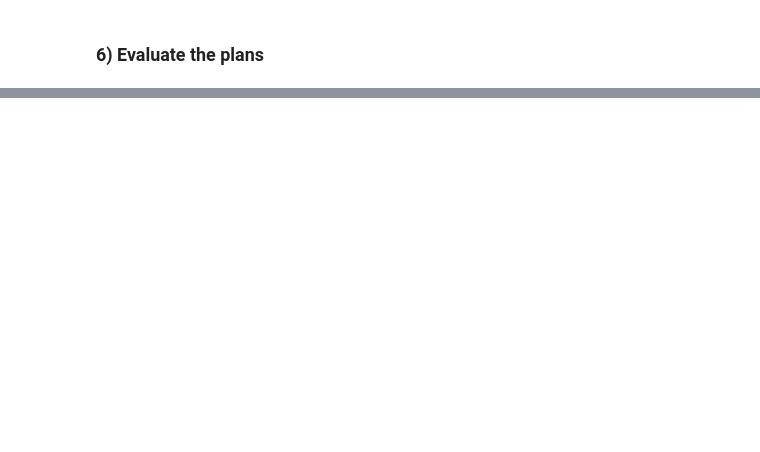
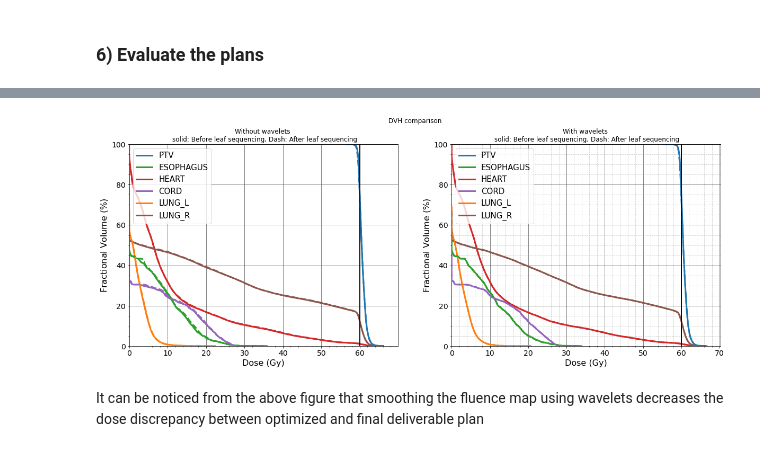
Before and after one commit to PortPy-Project/CompressRTP, a Jupyter notebook: examples/fluence_wavelets.ipynb, the cells around one changed output, grey strips where cells are left out. Drawn from its saved outputs; the diff is of its cells as text; code cells hidden in the pictures; blank space fills up the shorter version.

```diff
--- a/examples/fluence_wavelets.ipynb
+++ b/examples/fluence_wavelets.ipynb
@@ -180,0 +201,26 @@ Warning: dose_1d value 60 is greater than max dose_1d for ESOPHAGUS
+# %%
+# perform leaf sequencing for quadratic objective without and with wavelets using PortPy
+leaf_seq_quad_no_wav = pp.leaf_sequencing_siochi(my_plan, sol_quad_no_wav)
+leaf_seq_quad_wav = pp.leaf_sequencing_siochi(my_plan, sol_quad_with_wav)
+# %%
+# Visualize the dvh after performing leaf sequencing using the optimal intensities
+# plot DVH for the structures in the given list. Default dose_1d is in Gy and volume is in relative scale(%).
+struct_names = ['PTV', 'ESOPHAGUS', 'HEART', 'CORD', 'LUNG_L', 'LUNG_R']
+num_fractions = my_plan.get_num_of_fractions()
+fig, ax = plt.subplots(1, 2, figsize=(20, 7))
+ax0 = pp.Visualization.plot_dvh(my_plan, sol=sol_no_quad_no_wav, struct_names=struct_names, style='solid', ax=ax[0])
+ax0 = pp.Visualization.plot_dvh(my_plan, dose_1d=inf_matrix.A @ leaf_seq_quad_no_wav['optimal_intensity'] * num_fractions, struct_names=struct_names, style='dashed', ax=ax0)
+fig.suptitle('DVH comparison')
+ax0.set_title('Without wavelets \n solid: Before leaf sequencing, Dash: After leaf sequencing')
+# plt.show()
+# print('\n\n')
+
+# fig, ax = plt.subplots(figsize=(12, 8))
+ax1 = pp.Visualization.plot_dvh(my_plan, sol=sol_quad_with_wav, struct_names=struct_names, style='solid', ax=ax[1])
+ax1 = pp.Visualization.plot_dvh(my_plan, dose_1d=inf_matrix.A @ leaf_seq_quad_wav['optimal_intensity'] * num_fractions, struct_names=struct_names, style='dashed', ax=ax1)
+ax1.set_title('With wavelets \n solid: Before leaf sequencing, Dash: After leaf sequencing')
+plt.show()
+# %% [output]
+[figure, added]
+# %% [markdown]
+It can be noticed from the above figure that smoothing the fluence map using wavelets decreases the dose discrepancy between optimized and final deliverable plan
```
Also changed, not shown: parts of 10 cells of this notebook, 9 other files.
